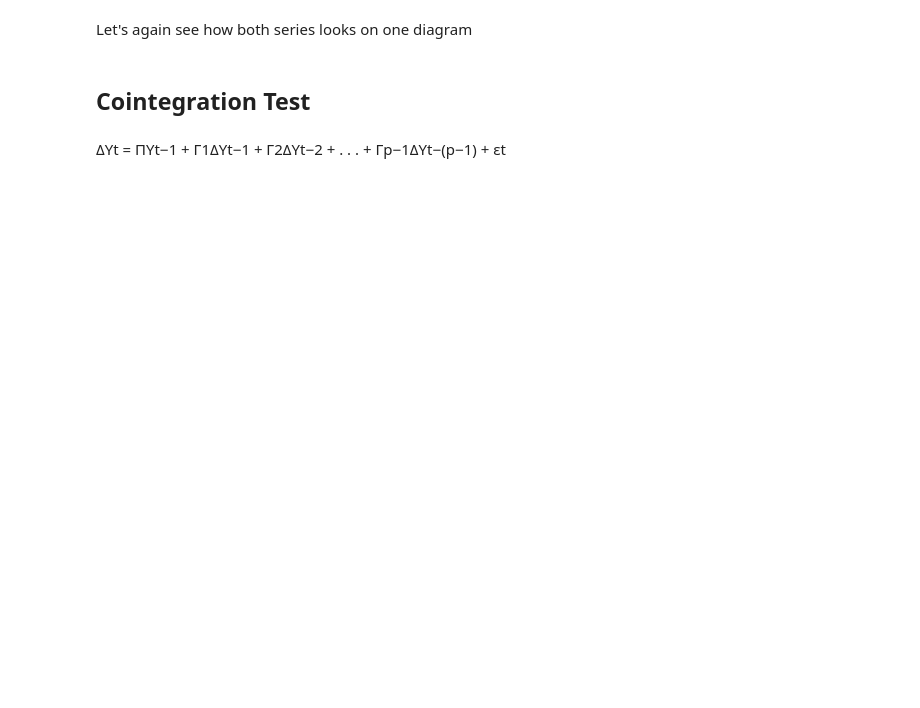
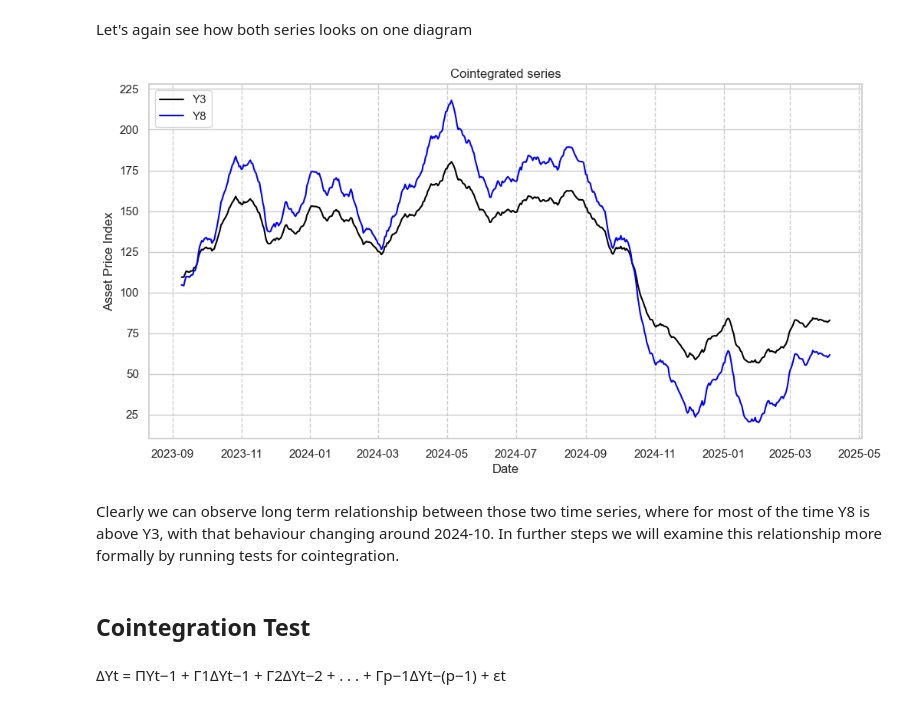
Before and after one commit to pjagiello01/Time-Series-Analysis, a Jupyter notebook: VECM.ipynb, the cells around one changed output. Saved outputs shown, nothing was run; the diff lists cells and outputs as text; code cells hidden in the pictures; blank space fills up the shorter version.

```diff
--- a/VECM.ipynb
+++ b/VECM.ipynb
@@ -37,13 +86,17 @@ Let's again see how both series looks on one diagram
 # %%
 plt.figure(figsize=(12, 6))
 plt.plot(coint_df['y3'], label='Y3', color='black')
-plt.plot(coint_df['y8'], label='Y10', color='blue')
+plt.plot(coint_df['y8'], label='Y8', color='blue')
 plt.title('Cointegrated series')
 plt.xlabel('Date')
 plt.ylabel('Asset Price Index')
 plt.legend(loc='upper left')
 plt.grid(True, which='major', axis='x', linestyle='--')
 plt.show()
+# %% [output]
+[figure, added]
+# %% [markdown]
+Clearly we can observe long term relationship between those two time series, where for most of the time Y8 is above Y3, with that behaviour changing around 2024-10. In further steps we will examine this relationship more formally by running tests for cointegration.
 # %% [markdown]
 ## Cointegration Test ##
 # %% [markdown]
```
Also changed, not shown: parts of 42 cells of this notebook, 1 other file.
